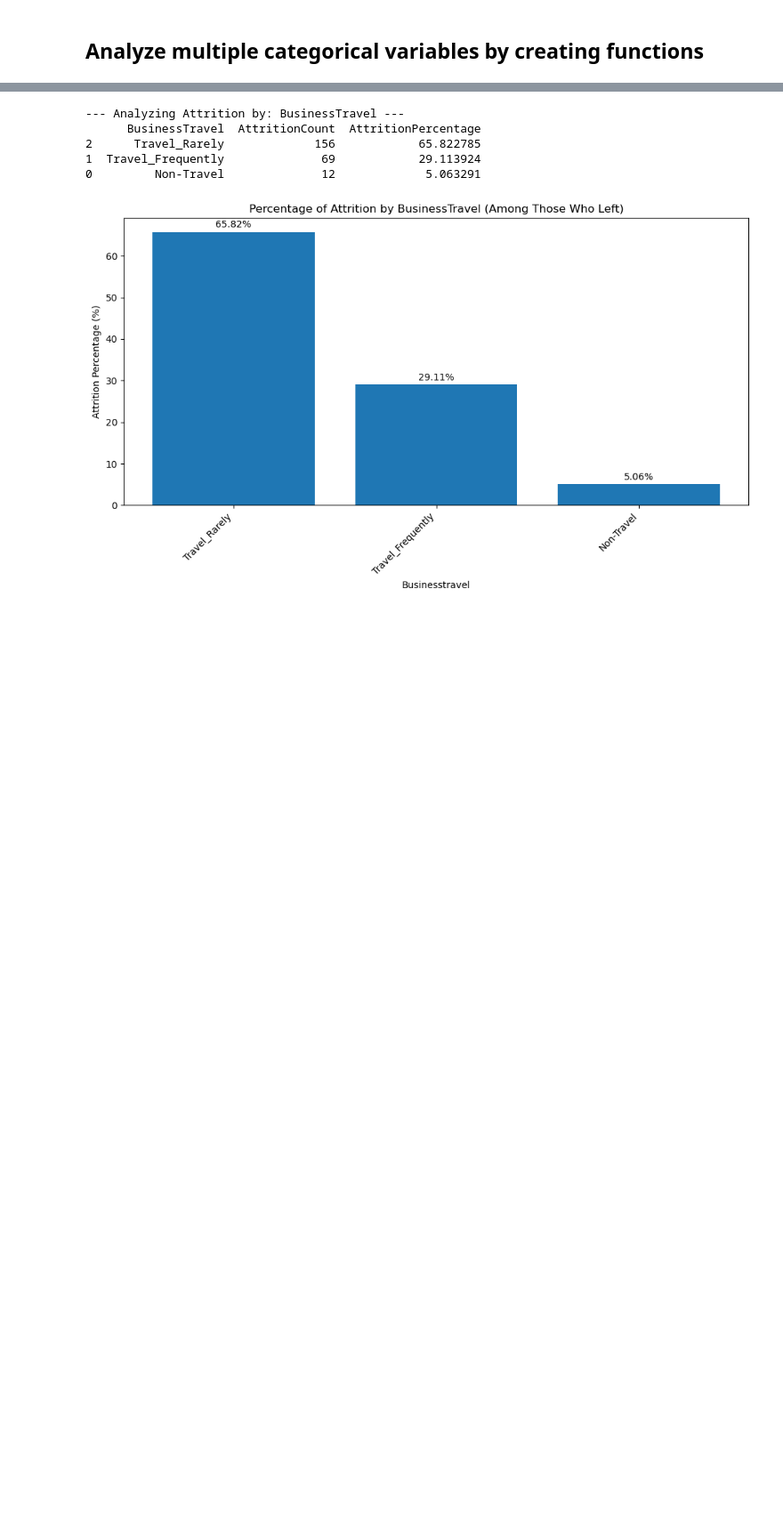
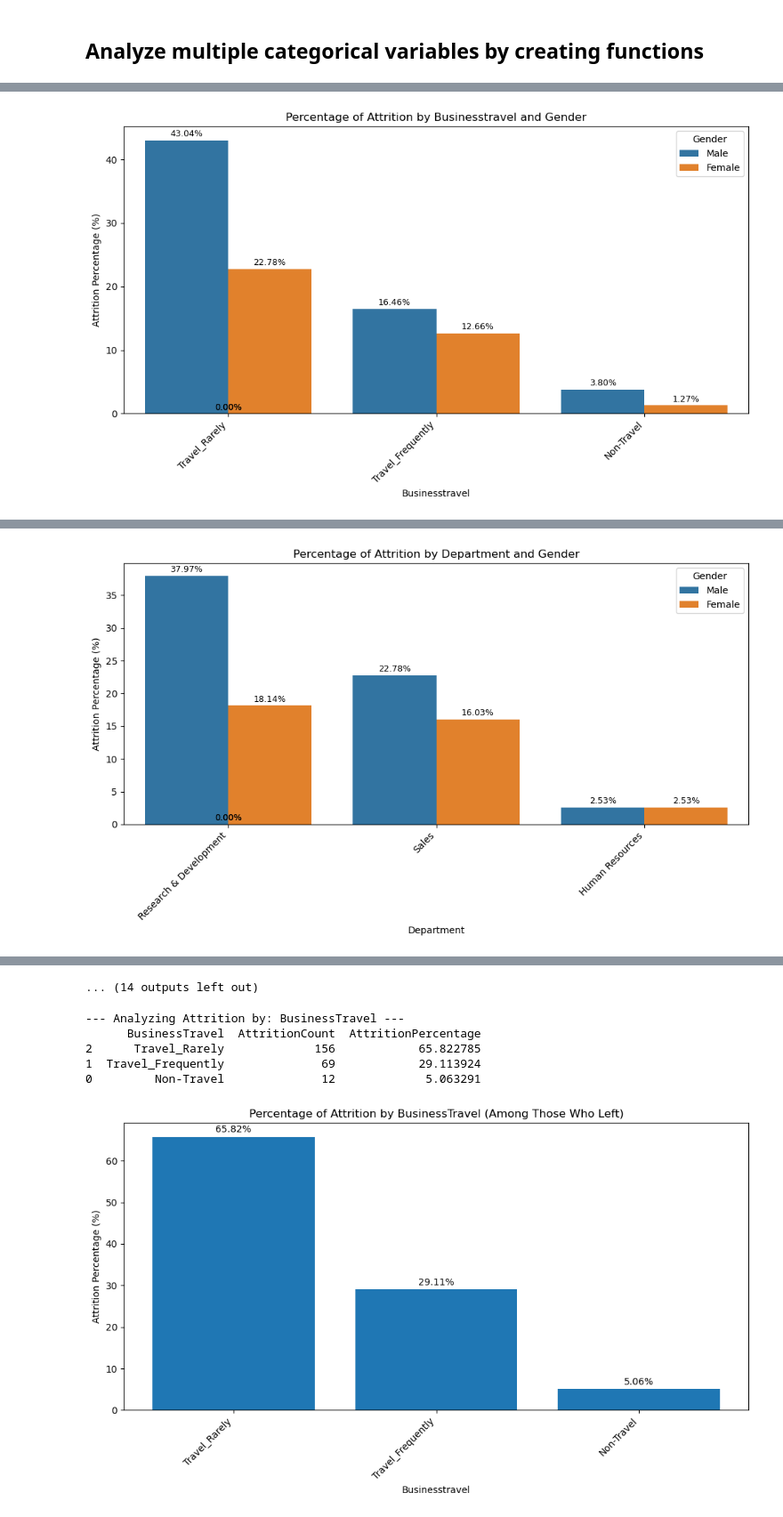
Before and after one commit to cihernand/ibm_hr_analytics, a Jupyter notebook: DataCleaningandExploration.ipynb, the cells around one changed output, grey strips where cells are left out. Shown at 89% size. Cells and saved outputs as stored; diff of their text form; code cells hidden in the pictures; blank space fills up the shorter version.

```diff
--- a/DataCleaningandExploration.ipynb
+++ b/DataCleaningandExploration.ipynb
@@ -187,0 +369,76 @@ plt.show()
+# %%
+def analyze_attrition_by_category_gender(df, category_col, attrition_flag_col='Attrition_Flag', gender_col='Gender'):
+    """
+    Analyzes the percentage of attrition for each category within a specified
+    categorical column, broken down by gender.
+
+    Args:
+        df (pd.DataFrame): The DataFrame containing employee data.
+        category_col (str): The name of the categorical column to analyze (e.g., 'Education_label', 'Department').
+        attrition_flag_col (str): The name of the attrition flag column (True/False).
+        gender_col (str): The name of the gender column.
+
+    Returns:
+        pd.DataFrame: DataFrame showing the percentage of attrition for each
+                      category and gender combination. Also displays a bar plot.
+    """
+    if attrition_flag_col not in df.columns:
+        print(f"Error: Attrition flag column '{attrition_flag_col}' not found.")
+        return None
+    if category_col not in df.columns:
+        print(f"Error: Categorical column '{category_col}' not found.")
+        return None
+    if gender_col not in df.columns:
+        print(f"Error: Gender column '{gender_col}' not found.")
+        return None
+
+    attrition_df = df[df[attrition_flag_col] == True].copy()
+
+    attrition_by_category_gender = attrition_df.groupby([category_col, gender_col]).size().reset_index(name='AttritionCount')
+
+    total_attrition = attrition_by_category_gender['AttritionCount'].sum()
+
+    if total_attrition > 0:
+        attrition_by_category_gender['AttritionPercentage'] = (
+            attrition_by_category_gender['AttritionCount'] / total_attrition
+        ) * 100
+    else:
+        attrition_by_category_gender['AttritionPercentage'] = 0.0
+
+    attrition_by_category_gender = attrition_by_category_gender.sort_values(ascending=False, by='AttritionPercentage')
+
+    print(f"\n--- Attrition Analysis by {category_col} and {gender_col} ---")
+    print(attrition_by_category_gender)
+
+    # Create Barplot by Category and Gender
+    plt.figure(figsize=(10, 6))
+    ax = sns.barplot(x=category_col, y='AttritionPercentage', hue=gender_col, data=attrition_by_category_gender)
+    plt.title(f'Percentage of Attrition by {category_col.replace("_", " ").title()} and {gender_col.replace("_", " ").title()}')
+    plt.xlabel(category_col.replace('_', ' ').title())
+    plt.ylabel('Attrition Percentage (%)')
+    for bar in ax.patches:
+        yval = bar.get_height()
+        if not pd.isna(yval):
+            plt.text(bar.get_x() + bar.get_width() / 2, yval + 0.3, f'{yval:.2f}%', ha='center', va='bottom', fontsize=9)
+
+    plt.legend(title=gender_col.replace('_', ' ').title())
+    plt.xticks(rotation=45, ha='right')
+    plt.tight_layout()
+    plt.show()
+
+    return attrition_by_category_gender
+
+
+
+# List of categorical columns to analyze by Gender
+categorical_cols_to_analyze = df.select_dtypes(include=object).columns
+# Remove columns
+#'Attrition'
+rm_colums = ['Attrition','Gender']
+categorical_cols_to_analyze = [column_x for column_x in categorical_cols_to_analyze  if column_x not in rm_colums ]
+
+
+# Loop through each categorical column and analyze attrition by Gender
+for cat_col in categorical_cols_to_analyze:
+    analyze_attrition_by_category_gender(df, cat_col)
+# %% [output]
@@ -187,0 +453 @@ plt.show()
+[figure, added]
@@ -187,0 +462 @@ plt.show()
+[figure, added]
@@ -187,0 +515 @@ plt.show()
+... (14 outputs left out)
```
Also changed, not shown: parts of 6 cells of this notebook.
